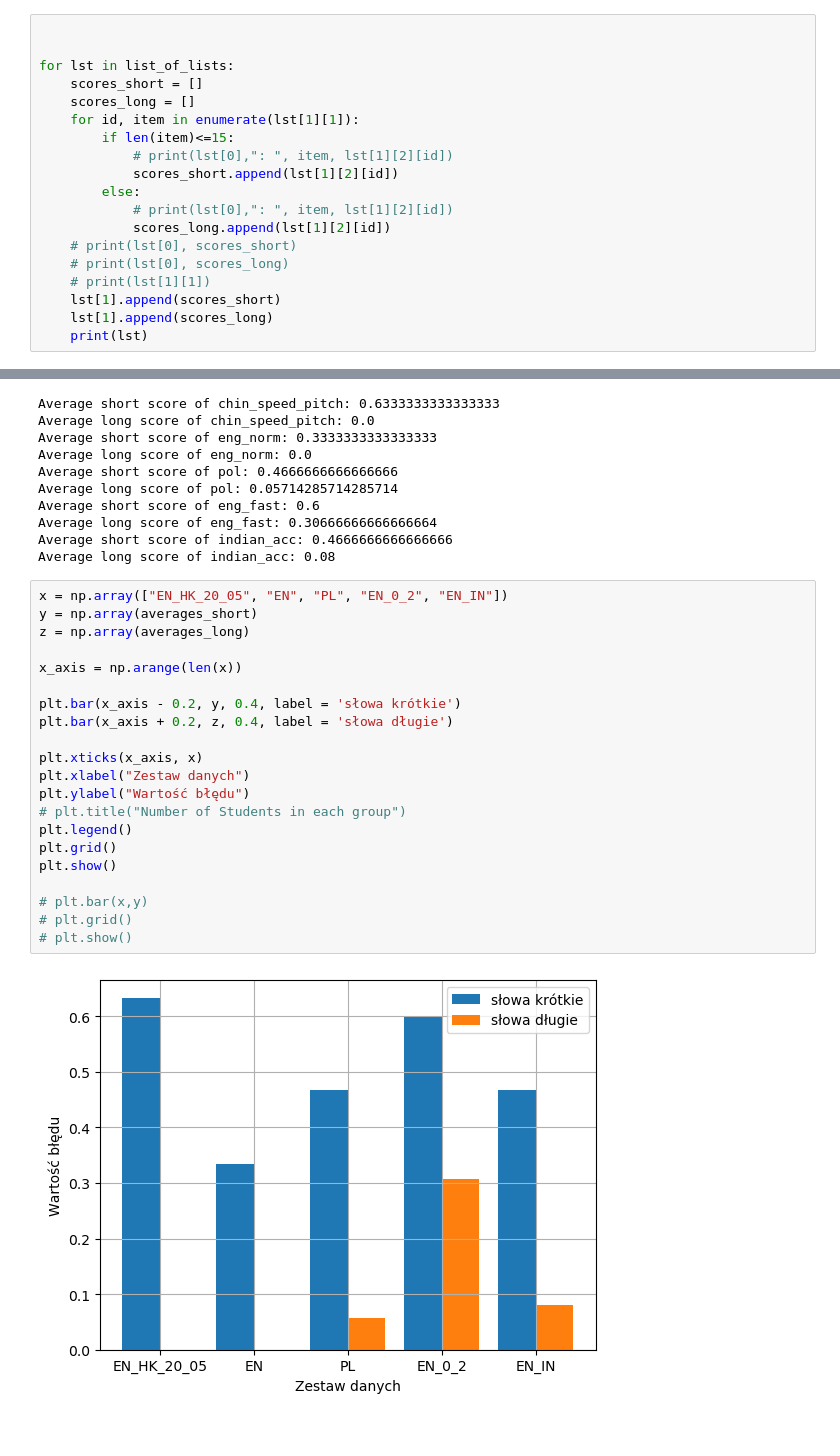
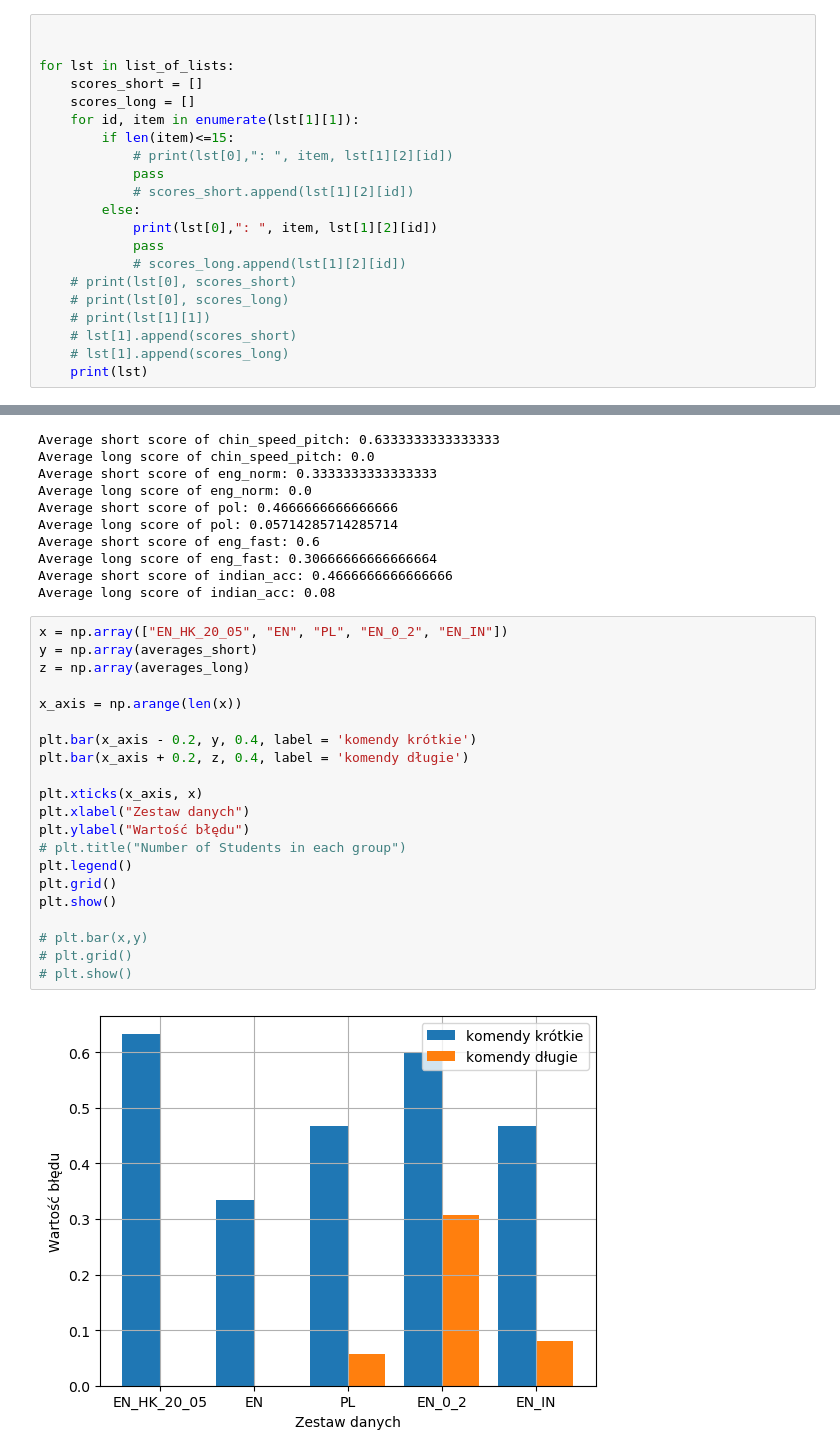
Before and after one commit to hyunmila/speech_recognition_workspace, a Jupyter notebook: test.ipynb, the cells around one changed output, grey strips where cells are left out. Cells and saved outputs as stored; diff of their text form.

```diff
--- a/test.ipynb
+++ b/test.ipynb
@@ -243,14 +258,16 @@ for lst in list_of_lists:
     for id, item in enumerate(lst[1][1]):
         if len(item)<=15:
             # print(lst[0],": ", item, lst[1][2][id])
-            scores_short.append(lst[1][2][id])
+            pass
+            # scores_short.append(lst[1][2][id])
         else:
-            # print(lst[0],": ", item, lst[1][2][id])
-            scores_long.append(lst[1][2][id])
+            print(lst[0],": ", item, lst[1][2][id])
+            pass
+            # scores_long.append(lst[1][2][id])
     # print(lst[0], scores_short)
     # print(lst[0], scores_long)
     # print(lst[1][1])
-    lst[1].append(scores_short)
-    lst[1].append(scores_long)
+    # lst[1].append(scores_short)
+    # lst[1].append(scores_long)
     print(lst)
 # %% [output]
@@ -287,23 +316,23 @@ Average long score of indian_acc: 0.08
 # %%
 x = np.array(["EN_HK_20_05", "EN", "PL", "EN_0_2", "EN_IN"])
 y = np.array(averages_short)
 z = np.array(averages_long)
 
 x_axis = np.arange(len(x))
 
-plt.bar(x_axis - 0.2, y, 0.4, label = 'słowa krótkie')
-plt.bar(x_axis + 0.2, z, 0.4, label = 'słowa długie')
+plt.bar(x_axis - 0.2, y, 0.4, label = 'komendy krótkie')
+plt.bar(x_axis + 0.2, z, 0.4, label = 'komendy długie')
 
 plt.xticks(x_axis, x)
 plt.xlabel("Zestaw danych")
 plt.ylabel("Wartość błędu")
 # plt.title("Number of Students in each group")
 plt.legend()
 plt.grid()
 plt.show()
 
 # plt.bar(x,y)
 # plt.grid()
 # plt.show()
 # %% [output]
-[figure, old version]
+[figure, new version]
```
Also changed, not shown: parts of 6 cells of this notebook.
